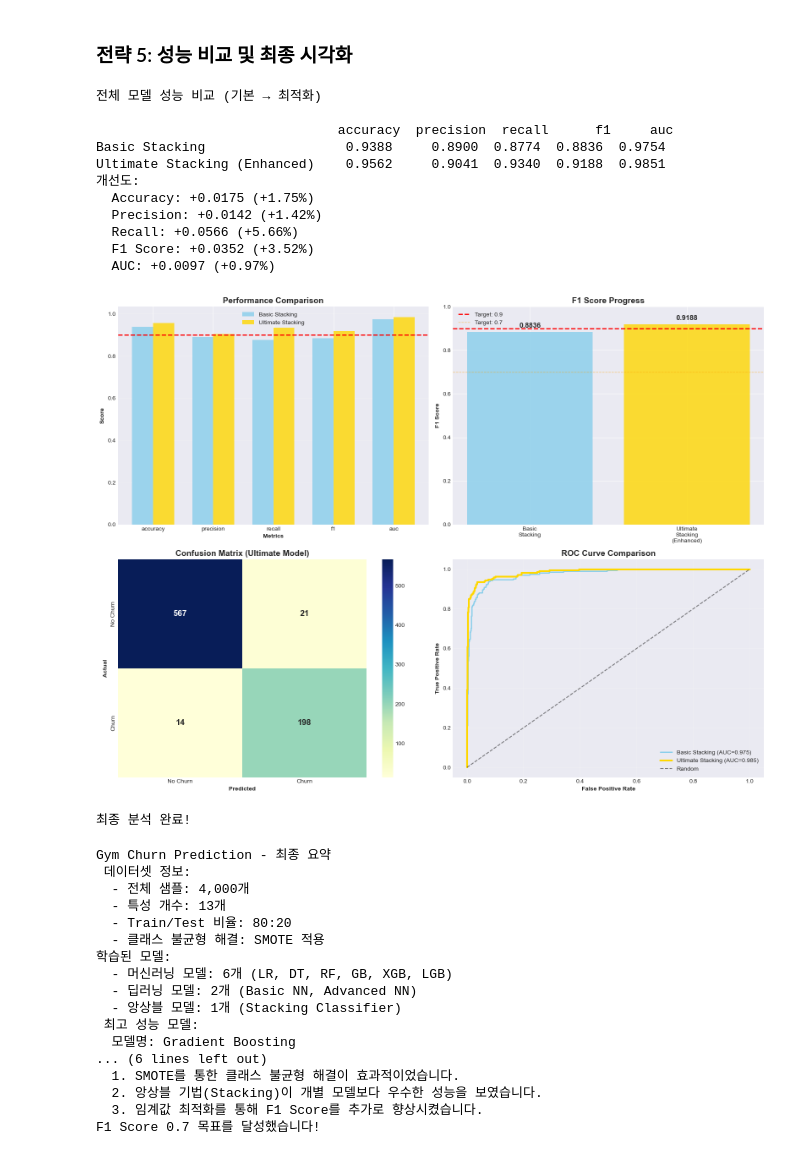
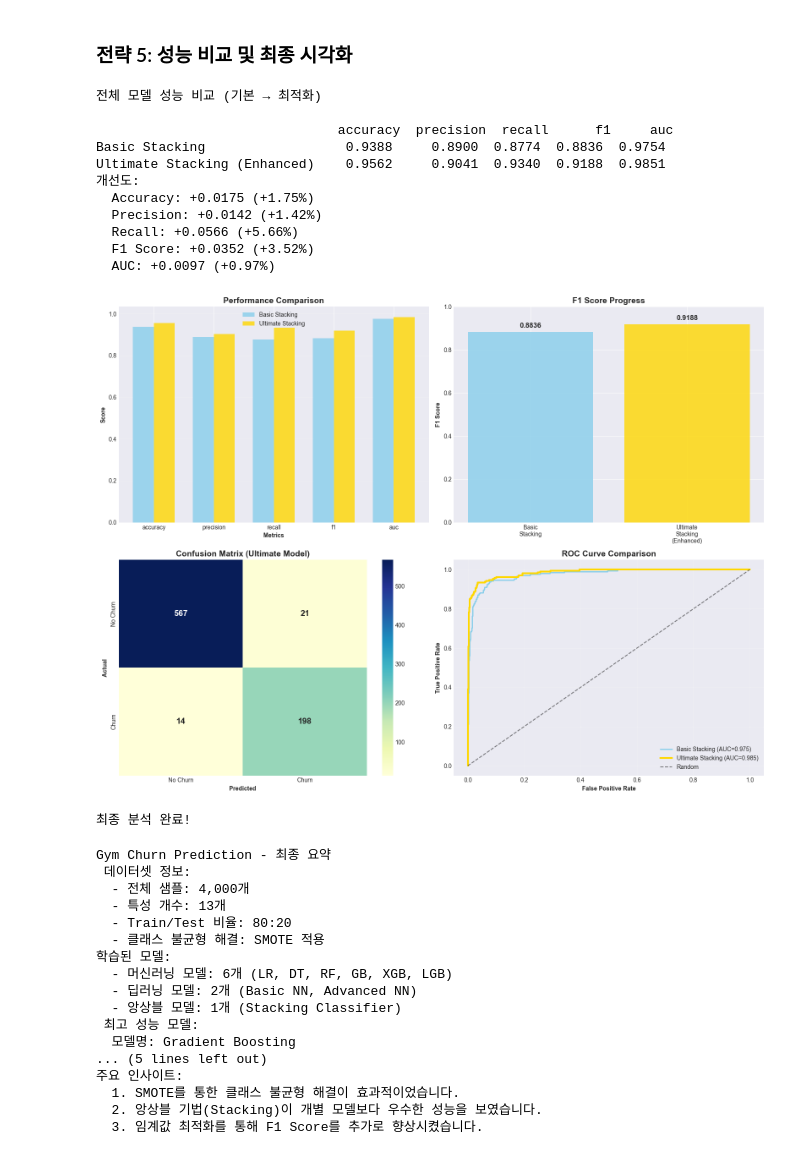
Before and after one commit to SKNETWORKS-FAMILY-AICAMP/SKN20-2nd-2TEAM, a Jupyter notebook: project/notebooks/index2.ipynb, the cells around one changed output. Cells and saved outputs as stored; diff of their text form; code cells hidden in the pictures.

```diff
--- a/project/notebooks/index2.ipynb
+++ b/project/notebooks/index2.ipynb
@@ -1053,7 +1138,6 @@ axes[0, 0].set_title('Performance Comparison', fontsize=14, fontweight='bold')
 axes[0, 0].set_xticks(x)
 axes[0, 0].set_xticklabels(metrics)
 axes[0, 0].legend()
-axes[0, 0].axhline(y=0.9, color='red', linestyle='--', linewidth=2, label='Target: 0.9')
 axes[0, 0].grid(True, alpha=0.3, axis='y')
 
 # 2. F1 Score 진행 과정
@@ -1062,8 +1146,6 @@ f1_scores = [best_results_stack['f1'], best_results_ultimate['f1']]
 colors = ['skyblue' if score < 0.9 else 'gold' for score in f1_scores]
 
 axes[0, 1].bar(models, f1_scores, color=colors, alpha=0.8)
-axes[0, 1].axhline(y=0.9, color='red', linestyle='--', linewidth=2, label='Target: 0.9')
-axes[0, 1].axhline(y=0.7, color='orange', linestyle='--', linewidth=1, label='Target: 0.7', alpha=0.5)
 axes[0, 1].set_ylabel('F1 Score', fontweight='bold')
 axes[0, 1].set_title('F1 Score Progress', fontsize=14, fontweight='bold')
 axes[0, 1].set_ylim(0, 1)
@@ -1087,34 +1169,34 @@ from sklearn.metrics import roc_curve
 
 fpr_basic, tpr_basic, _ = roc_curve(y_test, y_pred_proba_stack)
 fpr_ultimate, tpr_ultimate, _ = roc_curve(y_test_enh, y_pred_proba_ultimate)
 
 axes[1, 1].plot(fpr_basic, tpr_basic, label=f'Basic Stacking (AUC={best_results_stack["auc"]:.3f})',
                 linewidth=2, color='skyblue')
 axes[1, 1].plot(fpr_ultimate, tpr_ultimate, label=f'Ultimate Stacking (AUC={best_results_ultimate["auc"]:.3f})',
                 linewidth=3, color='gold')
 axes[1, 1].plot([0, 1], [0, 1], 'k--', label='Random', alpha=0.5)
 axes[1, 1].set_xlabel('False Positive Rate', fontweight='bold')
 axes[1, 1].set_ylabel('True Positive Rate', fontweight='bold')
 axes[1, 1].set_title('ROC Curve Comparison', fontsize=14, fontweight='bold')
 axes[1, 1].legend(fontsize=10)
 axes[1, 1].grid(True, alpha=0.3)
 
 plt.tight_layout()
 plt.show()
 print("최종 분석 완료!")
 # %% [output]
 전체 모델 성능 비교 (기본 → 최적화)
 
                                accuracy  precision  recall      f1     auc
 Basic Stacking                  0.9388     0.8900  0.8774  0.8836  0.9754
 Ultimate Stacking (Enhanced)    0.9562     0.9041  0.9340  0.9188  0.9851
 개선도:
   Accuracy: +0.0175 (+1.75%)
   Precision: +0.0142 (+1.42%)
   Recall: +0.0566 (+5.66%)
   F1 Score: +0.0352 (+3.52%)
   AUC: +0.0097 (+0.97%)
-[figure, old version]
+[figure, new version]
 최종 분석 완료!
 # %%
 # 최종 요약 출력
@@ -1138,22 +1220,13 @@ print(f"  모델명: {best_model_final}")
 print(f"  - Accuracy:  {best_scores['accuracy']:.4f}")
 print(f"  - Precision: {best_scores['precision']:.4f}")
 print(f"  - Recall:    {best_scores['recall']:.4f}")
-print(f"  - F1 Score:  {best_scores['f1']:.4f} {' (목표 달성!)' if best_scores['f1'] >= 0.7 else ' (목표 미달)'}")
+print(f"  - F1 Score:  {best_scores['f1']:.4f} ")
 print(f"  - AUC:       {best_scores['auc']:.4f}")
 
 print("주요 인사이트:")
 print("  1. SMOTE를 통한 클래스 불균형 해결이 효과적이었습니다.")
 print("  2. 앙상블 기법(Stacking)이 개별 모델보다 우수한 성능을 보였습니다.")
 print("  3. 임계값 최적화를 통해 F1 Score를 추가로 향상시켰습니다.")
-
-if best_scores['f1'] >= 0.7:
-    print("F1 Score 0.7 목표를 달성했습니다! ")
-else:
-    print(f" F1 Score 0.7 목표까지 {0.7 - best_scores['f1']:.4f} 부족합니다.")
-    print("   추가 개선 방안:")
-    print("   - 특성 엔지니어링 (다항 특성, 상호작용 항)")
-    print("   - 더 많은 하이퍼파라미터 튜닝")
-    print("   - 다양한 앙상블 기법 시도")
 # %% [output]
 Gym Churn Prediction - 최종 요약
  데이터셋 정보:
@@ -1167,8 +1240,8 @@ Gym Churn Prediction - 최종 요약
   - 앙상블 모델: 1개 (Stacking Classifier)
  최고 성능 모델:
   모델명: Gradient Boosting
-... (6 lines left out)
+... (5 lines left out)
+주요 인사이트:
   1. SMOTE를 통한 클래스 불균형 해결이 효과적이었습니다.
   2. 앙상블 기법(Stacking)이 개별 모델보다 우수한 성능을 보였습니다.
   3. 임계값 최적화를 통해 F1 Score를 추가로 향상시켰습니다.
-F1 Score 0.7 목표를 달성했습니다!
```
Also changed, not shown: parts of 15 cells of this notebook, 10 other files.
